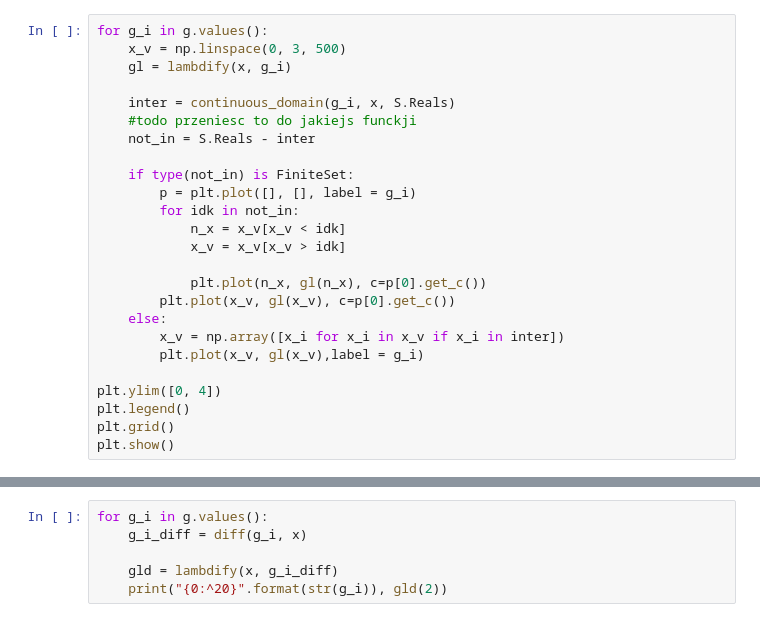
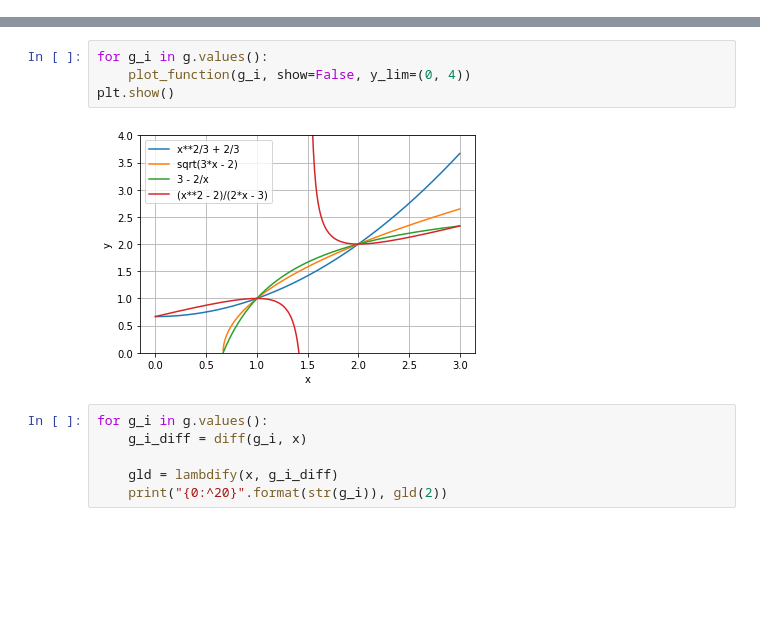
Before and after one commit to RysiekPrecikowski/MOwNiT, a Jupyter notebook: lab6.ipynb, the cells around one changed output, grey strips where cells are left out. Drawn from its saved outputs; the diff is of its cells as text; blank space fills up the shorter version.

```diff
--- a/lab6.ipynb
+++ b/lab6.ipynb
@@ -24,25 +68,0 @@ plot(f)
-# %%
-for g_i in g.values():
-    x_v = np.linspace(0, 3, 500)
-    gl = lambdify(x, g_i)
-
-    inter = continuous_domain(g_i, x, S.Reals)
-    #todo przeniesc to do jakiejs funckji
-    not_in = S.Reals - inter
-
-    if type(not_in) is FiniteSet:
-        p = plt.plot([], [], label = g_i)
-        for idk in not_in:
-            n_x = x_v[x_v < idk]
-            x_v = x_v[x_v > idk]
-
-            plt.plot(n_x, gl(n_x), c=p[0].get_c())
-        plt.plot(x_v, gl(x_v), c=p[0].get_c())
-    else:
-        x_v = np.array([x_i for x_i in x_v if x_i in inter])
-        plt.plot(x_v, gl(x_v),label = g_i)
-
-plt.ylim([0, 4])
-plt.legend()
-plt.grid()
-plt.show()
@@ -51,3 +69,9 @@ plt.show()
+# %%
+for g_i in g.values():
+    plot_function(g_i, show=False, y_lim=(0, 4))
+plt.show()
+# %% [output]
+[figure, added]
 # %%
 for g_i in g.values():
     g_i_diff = diff(g_i, x)
```
Also changed, not shown: parts of 10 cells of this notebook.
